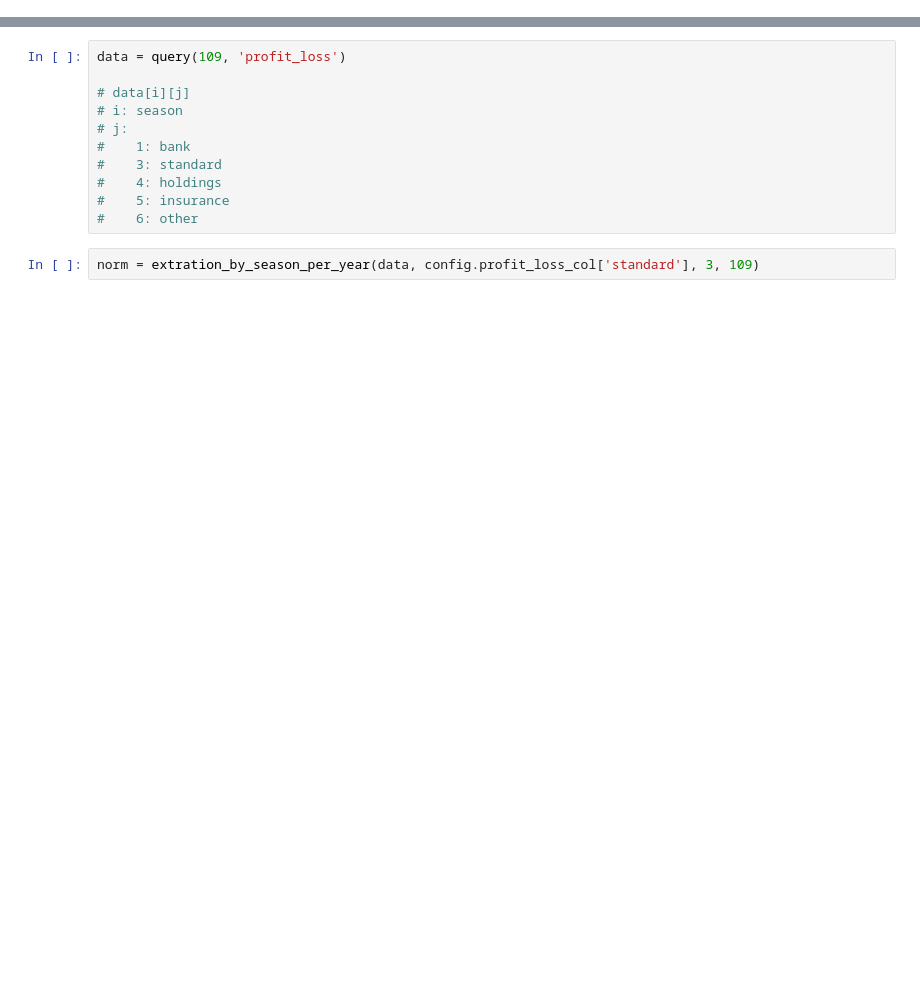
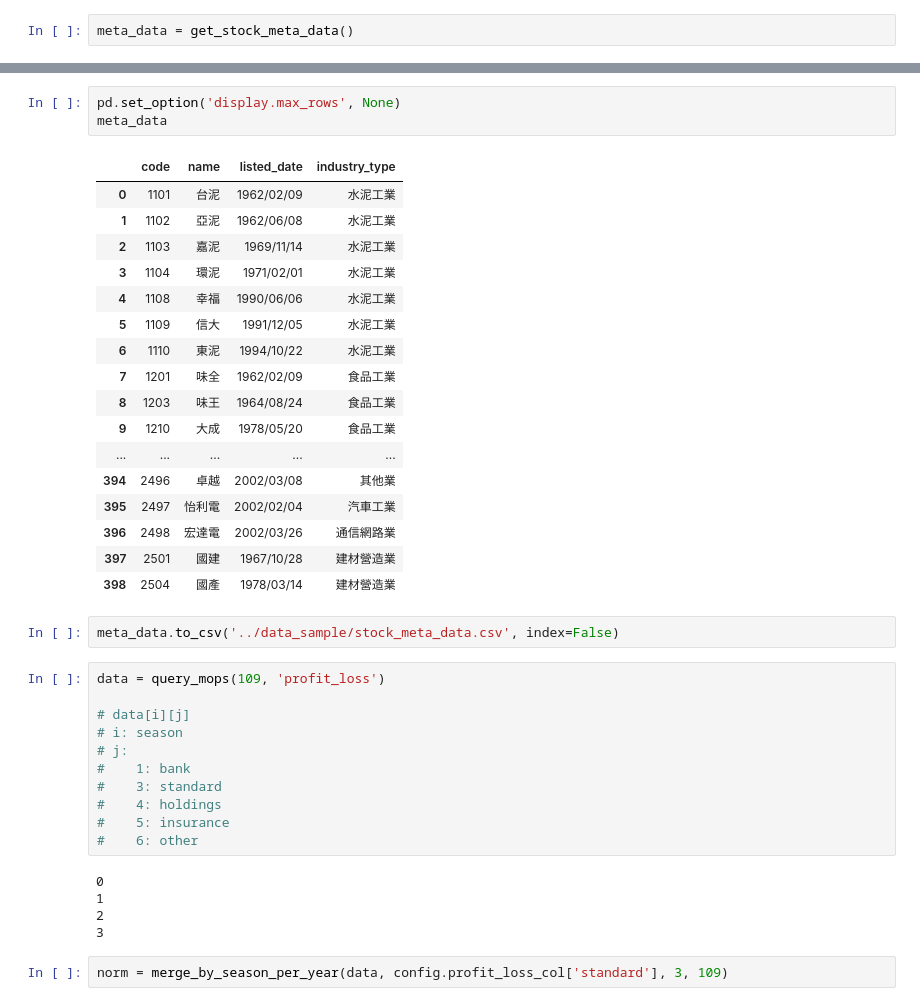
Before and after one commit to yuhsuanyang/stock_market_analysis, a Jupyter notebook: code/acknowledgement.ipynb, the cells around one changed output, grey strips where cells are left out. Saved outputs shown, nothing was run; the diff lists cells and outputs as text; blank space fills up the shorter version.

```diff
--- a/code/acknowledgement.ipynb
+++ b/code/acknowledgement.ipynb
@@ -44,0 +10,2 @@ def extration_by_season_per_year(df_list, column_names, company_type, year):
+# %%
+meta_data = get_stock_meta_data()
@@ -45,5 +15,28 @@ def extration_by_season_per_year(df_list, column_names, company_type, year):
+# %%
+pd.set_option('display.max_rows', None)
+meta_data
+# %% [output]
+|  | code | name | listed_date | industry_type |
+| 0 | 1101 | 台泥 | 1962/02/09 | 水泥工業 |
+| 1 | 1102 | 亞泥 | 1962/06/08 | 水泥工業 |
+| 2 | 1103 | 嘉泥 | 1969/11/14 | 水泥工業 |
+| 3 | 1104 | 環泥 | 1971/02/01 | 水泥工業 |
+| 4 | 1108 | 幸福 | 1990/06/06 | 水泥工業 |
+| 5 | 1109 | 信大 | 1991/12/05 | 水泥工業 |
+| 6 | 1110 | 東泥 | 1994/10/22 | 水泥工業 |
+| 7 | 1201 | 味全 | 1962/02/09 | 食品工業 |
+| 8 | 1203 | 味王 | 1964/08/24 | 食品工業 |
+| 9 | 1210 | 大成 | 1978/05/20 | 食品工業 |
+| ... | ... | ... | ... | ... |
+| 394 | 2496 | 卓越 | 2002/03/08 | 其他業 |
+| 395 | 2497 | 怡利電 | 2002/02/04 | 汽車工業 |
+| 396 | 2498 | 宏達電 | 2002/03/26 | 通信網路業 |
+| 397 | 2501 | 國建 | 1967/10/28 | 建材營造業 |
+| 398 | 2504 | 國產 | 1978/03/14 | 建材營造業 |
+# %%
+meta_data.to_csv('../data_sample/stock_meta_data.csv', index=False)
 # %%
-data = query(109, 'profit_loss')
+data = query_mops(109, 'profit_loss')
 
 # data[i][j]
 # i: season
@@ -53,8 +46,13 @@ data = query(109, 'profit_loss')
 #    4: holdings
 #    5: insurance
 #    6: other
+# %% [output]
+0
+1
+2
+3
 # %%
-norm = extration_by_season_per_year(data, config.profit_loss_col['standard'], 3, 109)
+norm = merge_by_season_per_year(data, config.profit_loss_col['standard'], 3, 109)
 # %%
 norm
 # %% [output]
```
Also changed, not shown: parts of 15 cells of this notebook, 5 other files.
